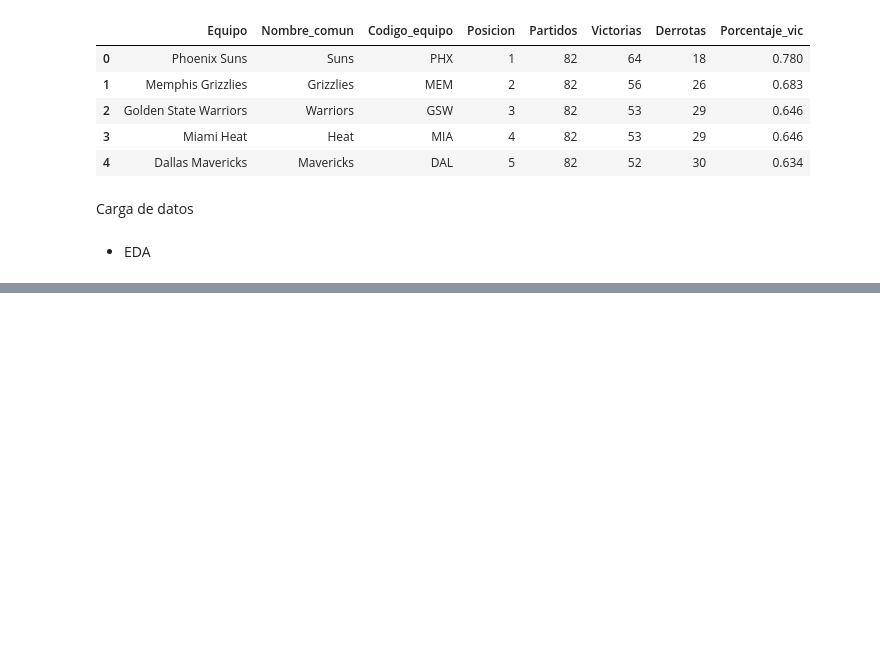
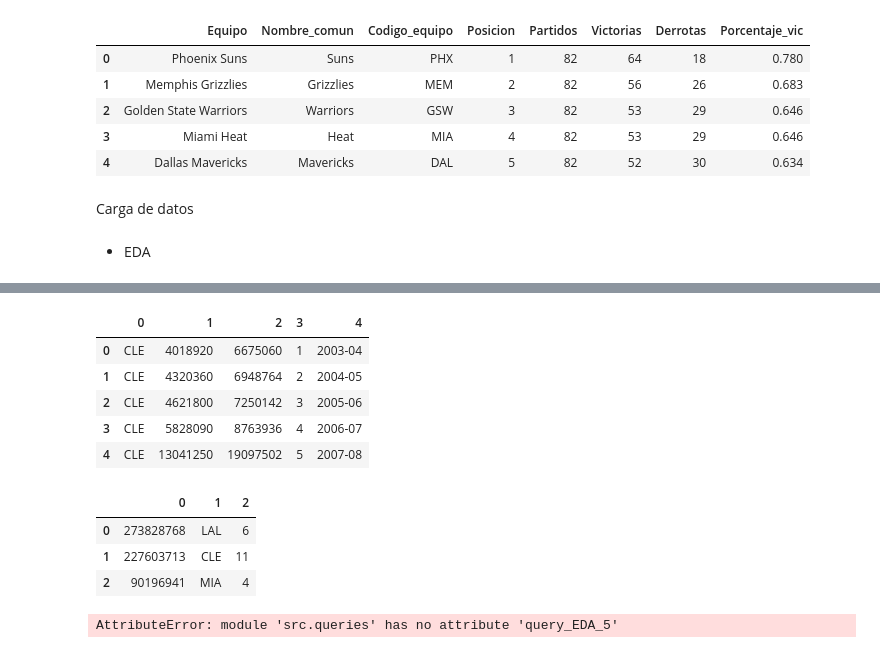
Before and after one commit to ngcarvajall/Proyecto5-GOAT_MJ_LJ, a Jupyter notebook: Notebooks/Loading.ipynb, the cells around one changed output, grey strips where cells are left out. Saved outputs shown, nothing was run; the diff lists cells and outputs as text; code cells hidden in the pictures; blank space fills up the shorter version.

```diff
--- a/Notebooks/Loading.ipynb
+++ b/Notebooks/Loading.ipynb
@@ -498,0 +538,20 @@ if conexion:
+# %%
+cursor=conexion.cursor()
+query_EDA_3 = """
+SELECT sl.team_code, salario, salario_actual, sl.id_temporada, tl.season
+FROM salarios_lj sl
+INNER JOIN temporadas_lj tl
+ON sl.id_temporada = tl.id_temporada
+ORDER BY sl.id_temporada ASC ;
+"""
+cursor.execute(query_EDA_3)
+sal_lj_temp = pd.DataFrame(cursor.fetchall())
+# %%
+sal_lj_temp.head()
+# %% [output]
+|  | 0 | 1 | 2 | 3 | 4 |
+| 0 | CLE | 4018920 | 6675060 | 1 | 2003-04 |
+| 1 | CLE | 4320360 | 6948764 | 2 | 2004-05 |
+| 2 | CLE | 4621800 | 7250142 | 3 | 2005-06 |
+| 3 | CLE | 5828090 | 8763936 | 4 | 2006-07 |
+| 4 | CLE | 13041250 | 19097502 | 5 | 2007-08 |
@@ -498,0 +567,14 @@ if conexion:
+# %%
+sal_mj_acum.head()
+# %% [output]
+|  | 0 | 1 | 2 |
+| 0 | 273828768 | LAL | 6 |
+| 1 | 227603713 | CLE | 11 |
+| 2 | 90196941 | MIA | 4 |
+# %%
+cursor=conexion.cursor()
+
+cursor.execute(q.query_EDA_5)
+sal_mj_acum = pd.DataFrame(cursor.fetchall())
+# %% [output]
+AttributeError: module 'src.queries' has no attribute 'query_EDA_5'
```
Also changed, not shown: parts of 6 cells of this notebook, 2 other files.
